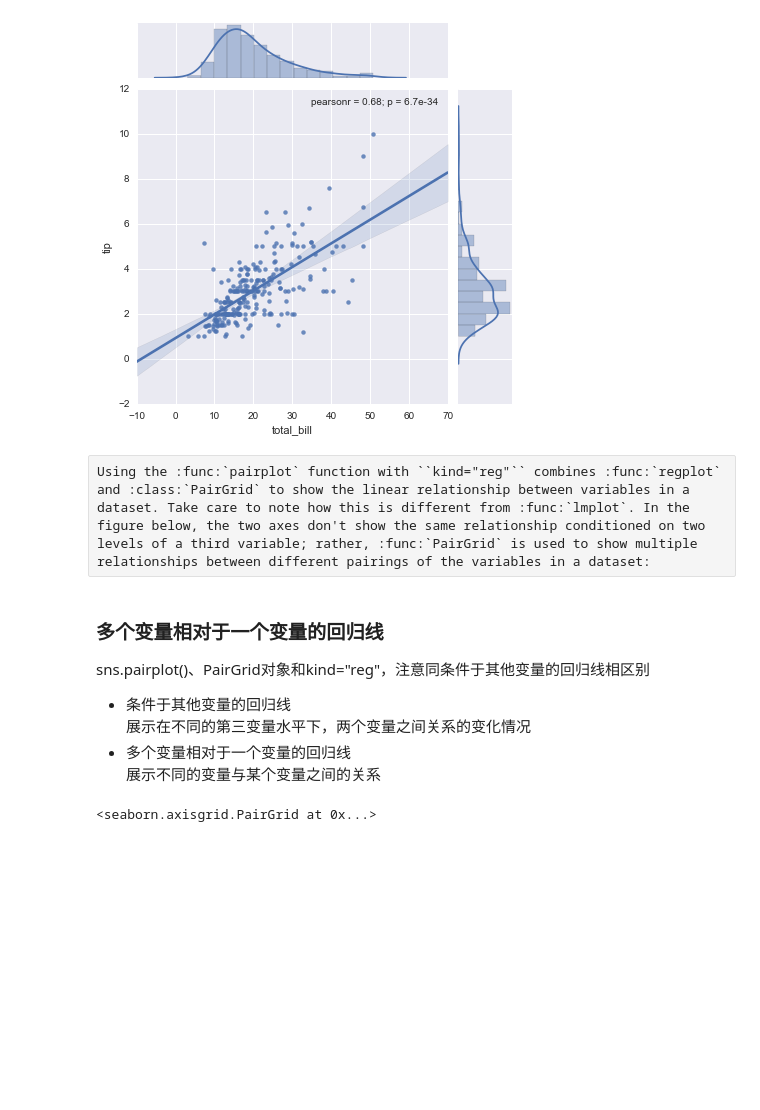
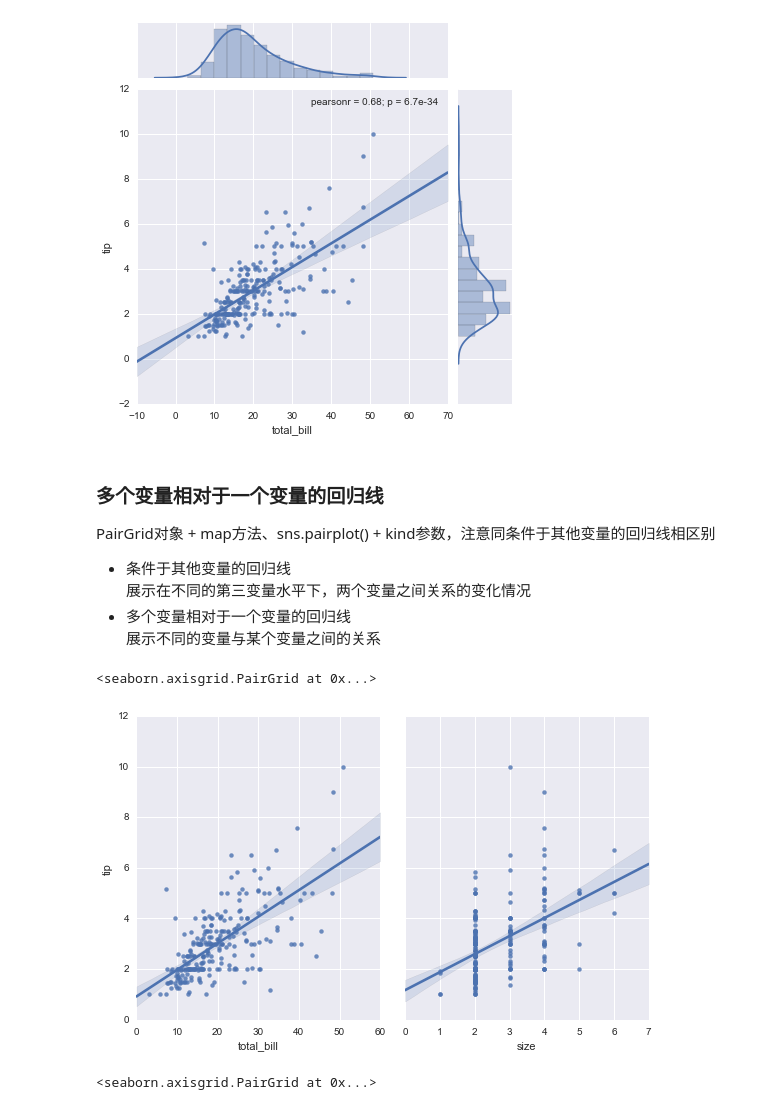
Before and after one commit to blueliberty/Seaborn, a Jupyter notebook: 4.Visualizing linear relationships.ipynb, the cells around one changed output. Drawn from its saved outputs; the diff is of its cells as text; code cells hidden in the pictures; blank space fills up the shorter version.

```diff
--- a/4.Visualizing linear relationships.ipynb
+++ b/4.Visualizing linear relationships.ipynb
@@ -241,15 +241,20 @@ sns.jointplot(x="total_bill", y="tip", data=tips, kind="reg") # sns.jointplot()
 # %% [output]
 <seaborn.axisgrid.JointGrid at 0x...>
 [figure]
-# %% [raw]
-Using the :func:`pairplot` function with ``kind="reg"`` combines :func:`regplot` and :class:`PairGrid` to show the linear relationship between variables in a dataset. Take care to note how this is different from :func:`lmplot`. In the figure below, the two axes don't show the same relationship conditioned on two levels of a third variable; rather, :func:`PairGrid` is used to show multiple relationships between different pairings of the variables in a dataset:
 # %% [markdown]
 ### 多个变量相对于一个变量的回归线
-sns.pairplot()、PairGrid对象和kind="reg"，注意同条件于其他变量的回归线相区别
+PairGrid对象 + map方法、sns.pairplot() + kind参数，注意同条件于其他变量的回归线相区别
 + 条件于其他变量的回归线
 展示在不同的第三变量水平下，两个变量之间关系的变化情况
 + 多个变量相对于一个变量的回归线
 展示不同的变量与某个变量之间的关系
+# %%
+g = sns.PairGrid(tips, x_vars=["total_bill", "size"], y_vars=["tip"],
+             size=5, aspect=.8) # 生成PairGrid对象
+g.map(sns.regplot) # 使用PairGrid对象的map方法，效果与下面pairplot函数中设置kind参数相同
+# %% [output]
+<seaborn.axisgrid.PairGrid at 0x...>
+[figure, added]
 # %%
 sns.pairplot(tips, x_vars=["total_bill", "size"], y_vars=["tip"],
              size=5, aspect=.8, kind="reg") # 设置x_vars，y_vars参数
```
Also changed, not shown: 3 other files.
